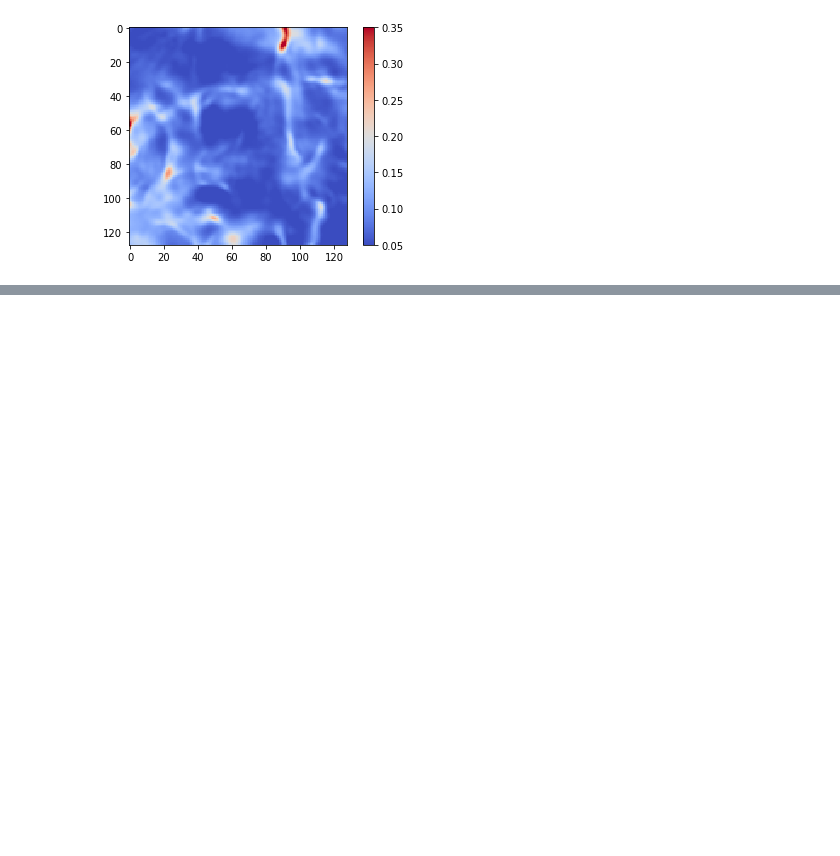
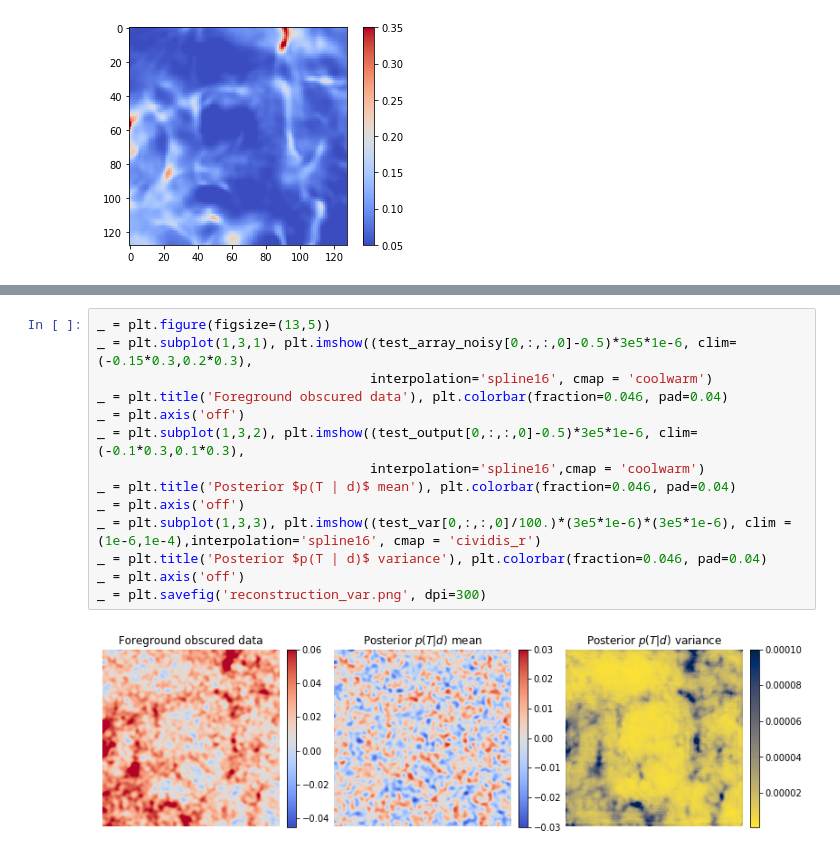
Before and after one commit to NiallJeffrey/DeepMass, a Jupyter notebook: notebooks/foreground_moments.ipynb, the cells around one changed output, grey strips where cells are left out. Saved outputs shown, nothing was run; the diff lists cells and outputs as text; blank space fills up the shorter version.

```diff
--- a/notebooks/foreground_moments.ipynb
+++ b/notebooks/foreground_moments.ipynb
@@ -305,0 +293,16 @@ _ = plt.savefig('reconstruction_var.png', dpi=300)
+# %%
+_ = plt.figure(figsize=(13,5))
+_ = plt.subplot(1,3,1), plt.imshow((test_array_noisy[0,:,:,0]-0.5)*3e5*1e-6, clim=(-0.15*0.3,0.2*0.3),
+                                   interpolation='spline16', cmap = 'coolwarm')
+_ = plt.title('Foreground obscured data'), plt.colorbar(fraction=0.046, pad=0.04)
+_ = plt.axis('off')
+_ = plt.subplot(1,3,2), plt.imshow((test_output[0,:,:,0]-0.5)*3e5*1e-6, clim=(-0.1*0.3,0.1*0.3),
+                                   interpolation='spline16',cmap = 'coolwarm')
+_ = plt.title('Posterior $p(T | d)$ mean'), plt.colorbar(fraction=0.046, pad=0.04)
+_ = plt.axis('off')
+_ = plt.subplot(1,3,3), plt.imshow((test_var[0,:,:,0]/100.)*(3e5*1e-6)*(3e5*1e-6), clim = (1e-6,1e-4),interpolation='spline16', cmap = 'cividis_r')
+_ = plt.title('Posterior $p(T | d)$ variance'), plt.colorbar(fraction=0.046, pad=0.04)
+_ = plt.axis('off')
+_ = plt.savefig('reconstruction_var.png', dpi=300)
+# %% [output]
+[figure, added]
```
Also changed, not shown: parts of 23 cells of this notebook.
